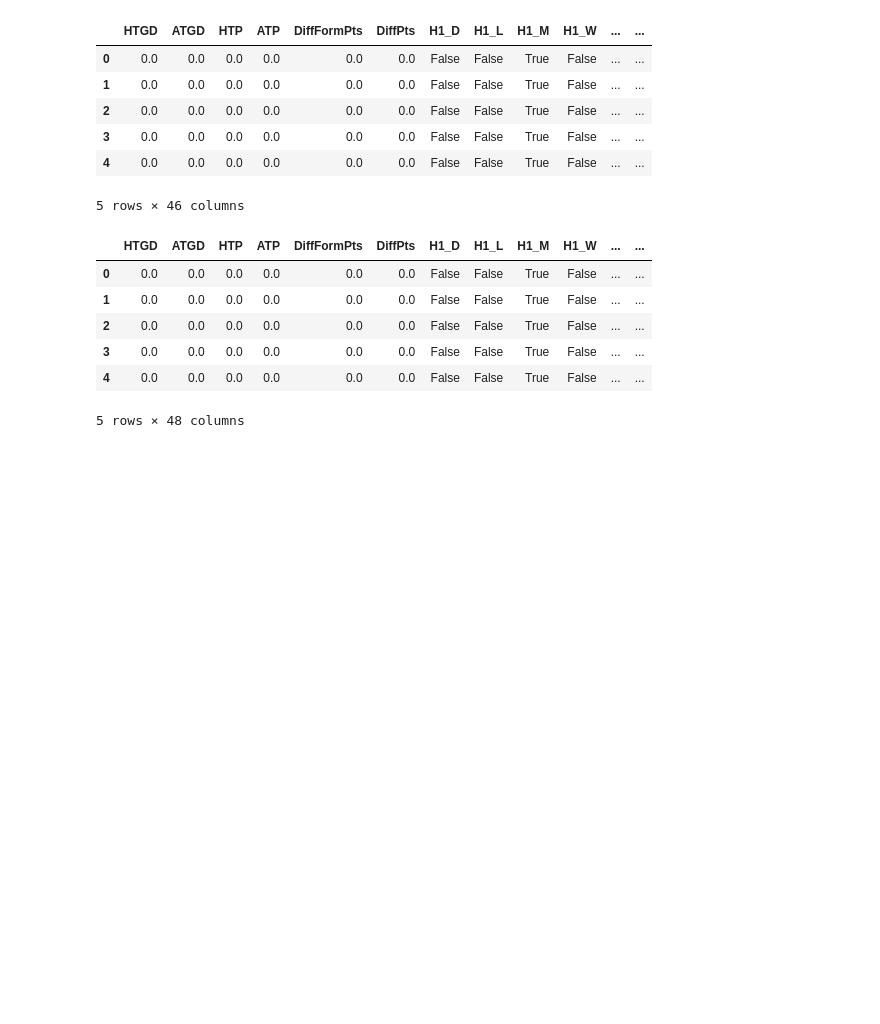
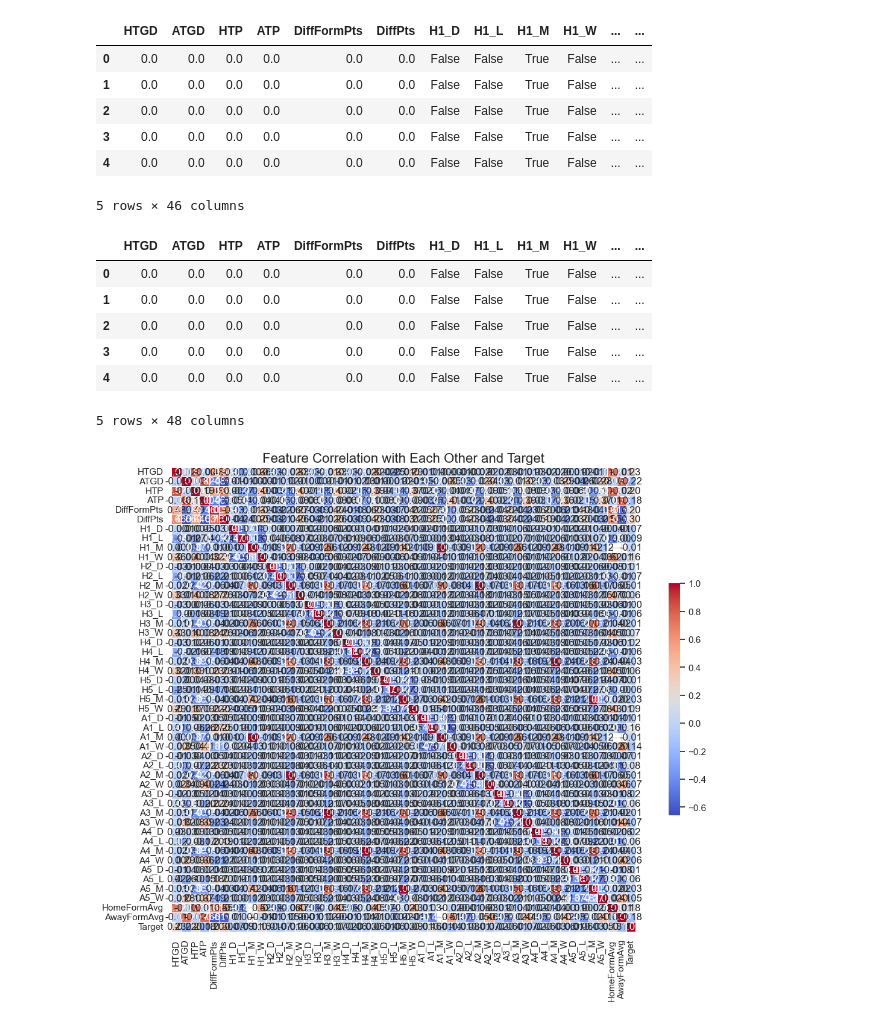
Before and after one commit to sahildayal/PremierLeagueMLProject, a Jupyter notebook: main.ipynb, the cells around one changed output. Drawn from its saved outputs; the diff is of its cells as text; code cells hidden in the pictures; blank space fills up the shorter version.

Commit message:
correlation heatmap (with target and without everything)

```diff
--- a/main.ipynb
+++ b/main.ipynb
@@ -171,3 +171,19 @@ X_encoded.head()
 | 3 | 0.0 | 0.0 | 0.0 | 0.0 | 0.0 | 0.0 | False | False | True | False | ... | ... |
 | 4 | 0.0 | 0.0 | 0.0 | 0.0 | 0.0 | 0.0 | False | False | True | False | ... | ... |
 5 rows × 48 columns
+# %%
+# temp add target back to encoded features for correlation check
+heatmap_df = X_encoded.copy()
+heatmap_df['Target'] = y
+# %%
+plt.figure(figsize=(14, 10))
+correlation = heatmap_df.corr()
+
+#heatmap
+sns.heatmap(correlation, cmap="coolwarm", annot=True, fmt=".2f",
+            square=True, linewidths=.5, cbar_kws={"shrink": .5})
+
+plt.title("Feature Correlation with Each Other and Target", fontsize=16)
+plt.show()
+# %% [output]
+[figure, added]
```
Also changed, not shown: parts of 2 cells of this notebook.
